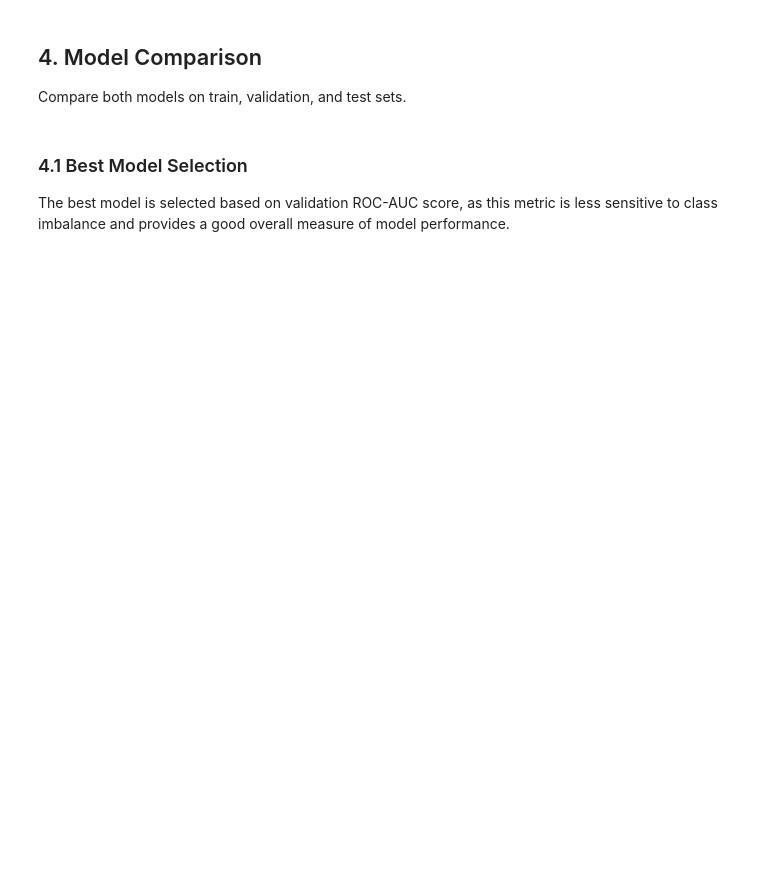
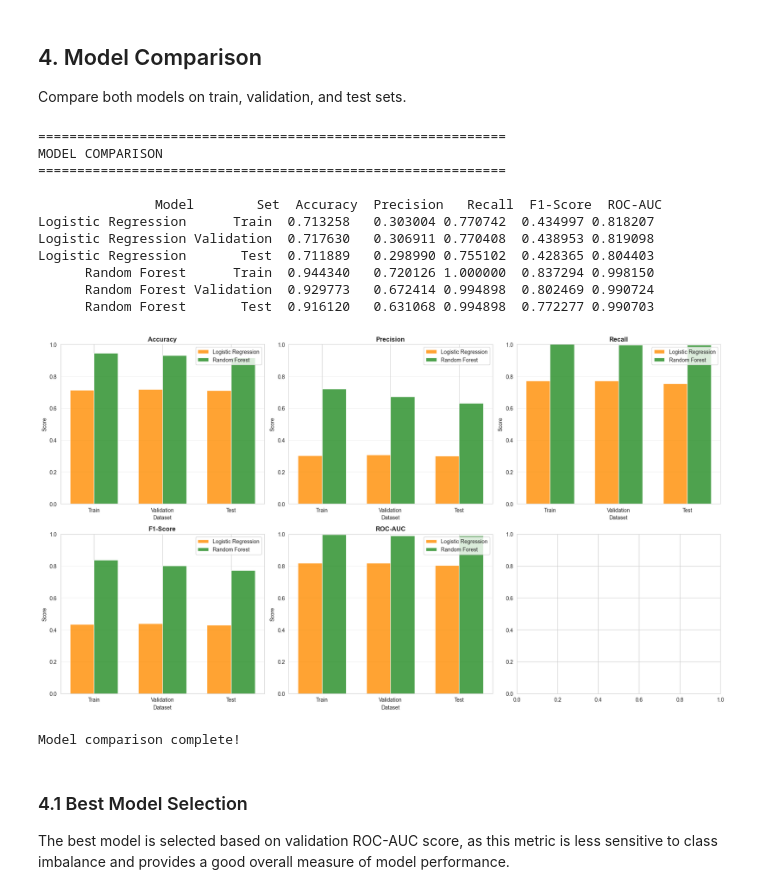
Before and after one commit to astillsjr/insurance-fairness, a Jupyter notebook: notebooks/02_baseline_models.ipynb, the cells around one changed output. Drawn from its saved outputs; the diff is of its cells as text; code cells hidden in the pictures; blank space fills up the shorter version.

```diff
--- a/notebooks/02_baseline_models.ipynb
+++ b/notebooks/02_baseline_models.ipynb
@@ -485,40 +591,66 @@ print("\n", comparison.to_string(index=False))
 fig, axes = plt.subplots(2, 3, figsize=(18, 10))
 metrics = ['Accuracy', 'Precision', 'Recall', 'F1-Score', 'ROC-AUC']
 
+# Mapping from display metric names to dictionary keys
+metric_key_map = {
+    'accuracy': 'accuracy',
+    'precision': 'precision',
+    'recall': 'recall',
+    'f1-score': 'f1',  # Special case: 'F1-Score' -> 'f1' not 'f1_score'
+    'roc-auc': 'roc_auc'
+}
+
 for idx, metric in enumerate(metrics):
     ax = axes[idx // 3, idx % 3]
     x = np.arange(3)  # Train, Validation, Test
     width = 0.35
 
+    # Get the correct dictionary key
+    metric_key = metric_key_map[metric.lower()]
+
     lr_values = [
-        lr_train_metrics[metric.lower().replace('-', '_')],
-        lr_val_metrics[metric.lower().replace('-', '_')],
-        lr_test_metrics[metric.lower().replace('-', '_')]
+        lr_train_metrics[metric_key],
+        lr_val_metrics[metric_key],
+        lr_test_metrics[metric_key]
     ]
     rf_values = [
-        rf_train_metrics[metric.lower().replace('-', '_')],
-        rf_val_metrics[metric.lower().replace('-', '_')],
-        rf_test_metrics[metric.lower().replace('-', '_')]
+        rf_train_metrics[metric_key],
+        rf_val_metrics[metric_key],
+        rf_test_metrics[metric_key]
     ]
 
     ax.bar(x - width/2, lr_values, width, label='Logistic Regression',
            color='darkorange', alpha=0.8)
     ax.bar(x + width/2, rf_values, width, label='Random Forest',
            color='forestgreen', alpha=0.8)
 
     ax.set_xlabel('Dataset', fontsize=10)
     ax.set_ylabel('Score', fontsize=10)
     ax.set_title(metric, fontsize=12, fontweight='bold')
     ax.set_xticks(x)
     ax.set_xticklabels(['Train', 'Validation', 'Test'])
     ax.legend()
     ax.grid(axis='y', alpha=0.3)
     ax.set_ylim([0, 1.0])
 
 plt.tight_layout()
 plt.show()
 
 print("\nModel comparison complete!")
+# %% [output]
+============================================================
+MODEL COMPARISON
+============================================================
+
+               Model        Set  Accuracy  Precision   Recall  F1-Score  ROC-AUC
+Logistic Regression      Train  0.713258   0.303004 0.770742  0.434997 0.818207
+Logistic Regression Validation  0.717630   0.306911 0.770408  0.438953 0.819098
+Logistic Regression       Test  0.711889   0.298990 0.755102  0.428365 0.804403
+      Random Forest      Train  0.944340   0.720126 1.000000  0.837294 0.998150
+      Random Forest Validation  0.929773   0.672414 0.994898  0.802469 0.990724
+      Random Forest       Test  0.916120   0.631068 0.994898  0.772277 0.990703
+[figure, added]
+Model comparison complete!
 # %% [markdown]
 ### 4.1 Best Model Selection
 
```
Also changed, not shown: parts of 8 cells of this notebook, 15 other files.
